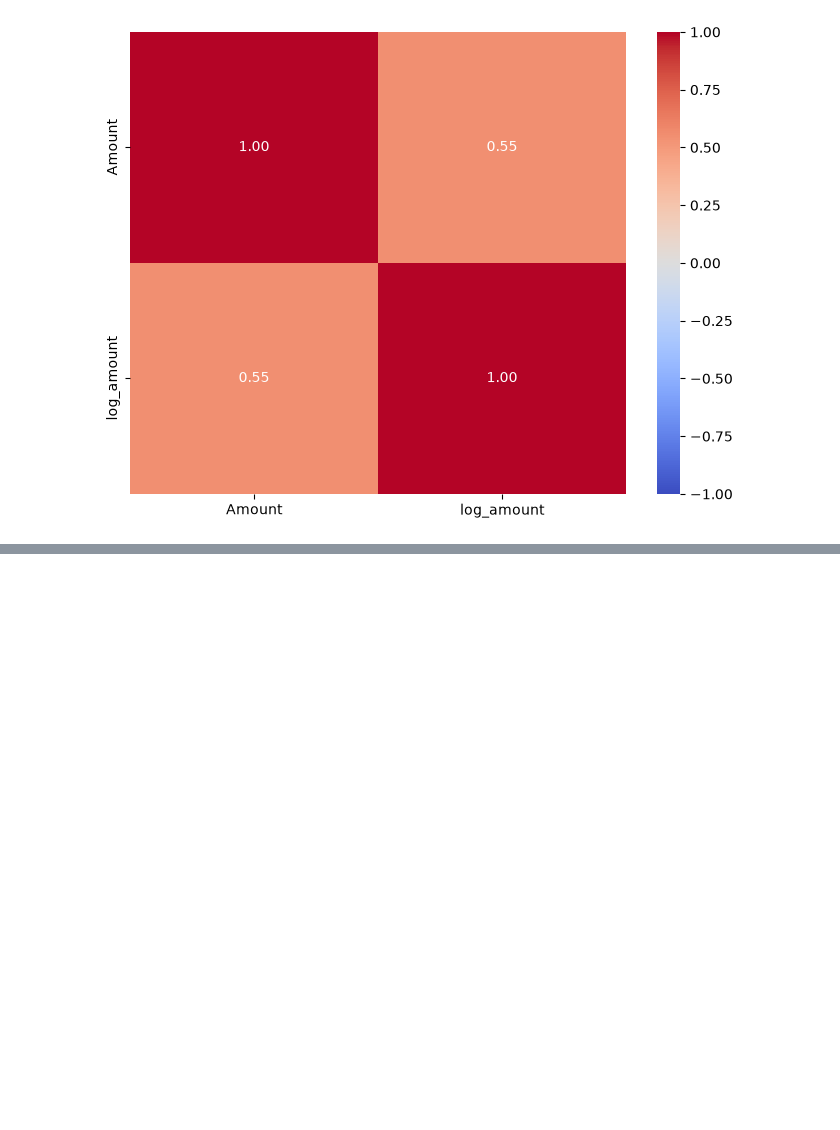
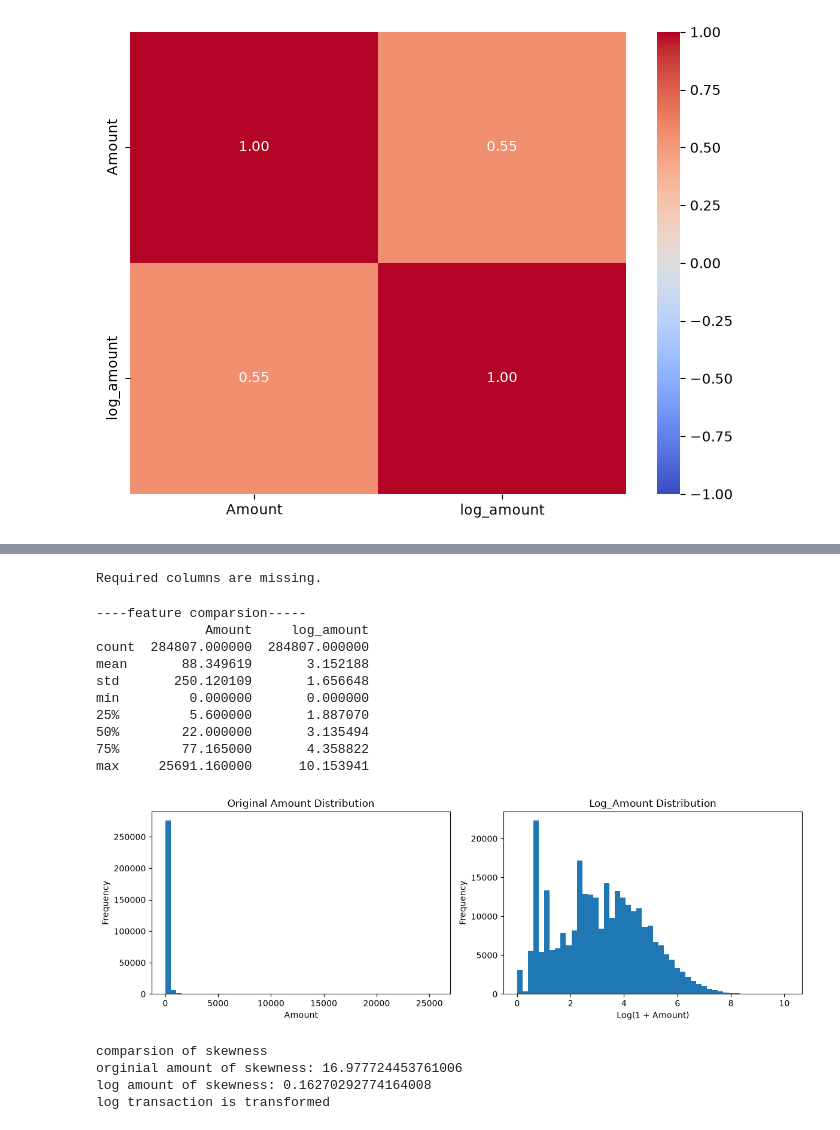
Before and after one commit to RamprakashReddy42/ml-engineer-progress-day-to-day-phase-3, a Jupyter notebook: feature engineering.ipynb, the cells around one changed output, grey strips where cells are left out. Drawn from its saved outputs; the diff is of its cells as text; code cells hidden in the pictures; blank space fills up the shorter version.

```diff
--- a/feature engineering.ipynb
+++ b/feature engineering.ipynb
@@ -301,0 +316,58 @@ ValueError: Could not interpret value `class` for `x`. An entry with this name d
+# %%
+import numpy as np
+if {"Amount", "Log_Amount"}.issubset(df.columns):
+    expected = np.log1p(df["Amount"])
+    is_valid = np.allclose(
+        df["Log_Amount"],
+        expected,
+        equal_nan=True
+    )
+
+    print("Log_Amount validation:", is_valid)
+else:
+    print("Required columns are missing.")
+# %% [output]
+Required columns are missing.
+# %%
+import matplotlib.pyplot as plt
+import pandas as pd
+print("----feature comparsion-----")
+print(df[['Amount','log_amount']].describe())
+fig,axes=plt.subplots(1,2,figsize=(12,4))
+axes[0].hist(df["Amount"].dropna(), bins=50)
+axes[0].set_title("Original Amount Distribution")
+axes[0].set_xlabel("Amount")
+axes[0].set_ylabel("Frequency")
+axes[1].hist(df["log_amount"].dropna(), bins=50)
+axes[1].set_title("Log_Amount Distribution")
+axes[1].set_xlabel("Log(1 + Amount)")
+axes[1].set_ylabel("Frequency")
+plt.tight_layout()
+plt.show()
+# %% [output]
+----feature comparsion-----
+              Amount     log_amount
+count  284807.000000  284807.000000
+mean       88.349619       3.152188
+std       250.120109       1.656648
+min         0.000000       0.000000
+25%         5.600000       1.887070
+50%        22.000000       3.135494
+75%        77.165000       4.358822
+max     25691.160000      10.153941
+[figure, added]
+# %%
+print("comparsion of skewness")
+amount_skewness=df['Amount'].skew()
+log_amount_skewness=df['log_amount'].skew()
+print("orginial amount of skewness:",amount_skewness)
+print("log amount of skewness:",log_amount_skewness)
+if abs(amount_skewness) > abs(log_amount_skewness):
+     print("log transaction is transformed")
+else:
+    print("original amount is transformed")
+# %% [output]
+comparsion of skewness
+orginial amount of skewness: 16.977724453761006
+log amount of skewness: 0.16270292774164008
+log transaction is transformed
```
Also changed, not shown: parts of 5 cells of this notebook.
